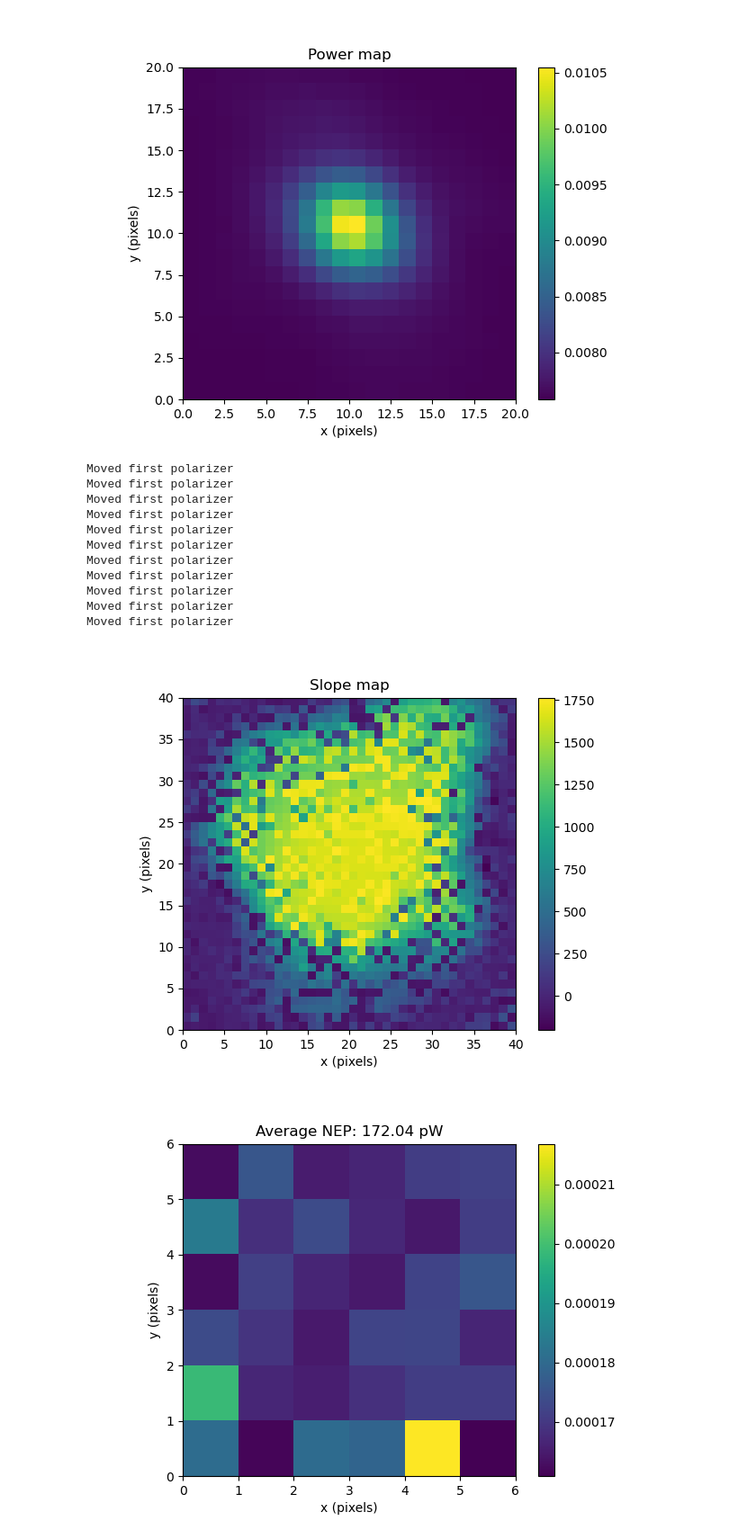
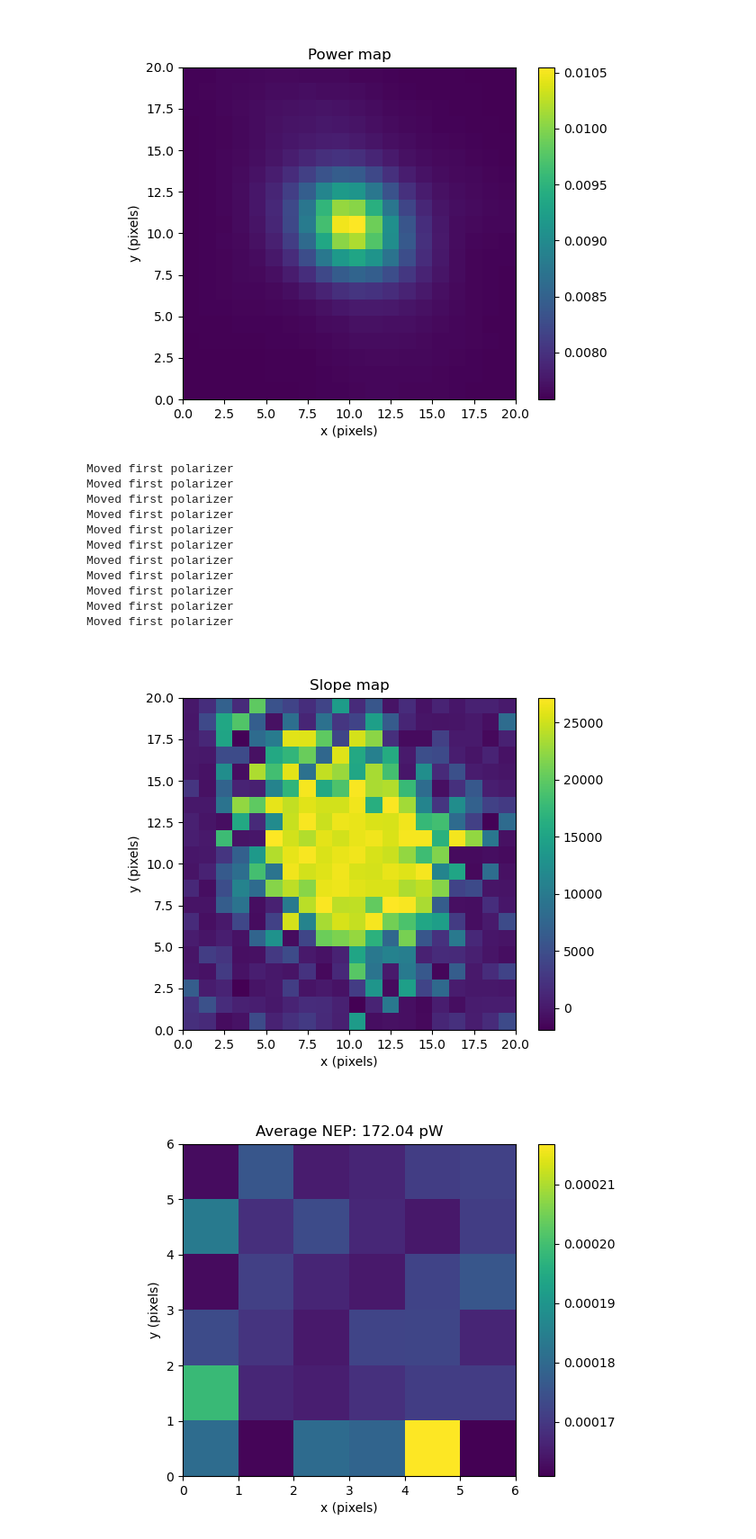
Before and after one commit to gnagamine/IR_Camera_Beam_Analyzer, a Jupyter notebook: ManuscriptAnalysis/SensitivityAnalysis/NEP_calculation.ipynb, the cells around one changed output. Shown at 90% size. Saved outputs shown, nothing was run; the diff lists cells and outputs as text; code cells hidden in the pictures.

```diff
--- a/ManuscriptAnalysis/SensitivityAnalysis/NEP_calculation.ipynb
+++ b/ManuscriptAnalysis/SensitivityAnalysis/NEP_calculation.ipynb
@@ -259,29 +259,29 @@ Total power: 3.126268451714175 uW
 # %%
 %matplotlib widget
 import numpy as np
 
 
 
 slope_map_NEC = NEC_SeriesAnalyzer.compute_slope_map(save_data_plot_bool=True,
                                                       known_angle=angle_pol_voltage_measurement_NEC,
                                                       kown_voltage_at_known_angle_in_V=measured_voltage_converted_from_lock_in_to_osciloscope_V_NEC,
                                                       moved_polarizer=moved_pol)
-fig_slope_NEC, ax_slope_NEC = NEC_SeriesAnalyzer.plot_map_in_pixels(slope_map)
+fig_slope_NEC, ax_slope_NEC = NEC_SeriesAnalyzer.plot_map_in_pixels(slope_map_NEC)
 ax_slope_NEC.set_title('Slope map')
 fig_slope_NEC.savefig('Slope_map.pdf')
 # %% [output]
 Moved first polarizer
 Moved first polarizer
 Moved first polarizer
 Moved first polarizer
 Moved first polarizer
 Moved first polarizer
 Moved first polarizer
 Moved first polarizer
 Moved first polarizer
 Moved first polarizer
 Moved first polarizer
-[figure, old version]
+[figure, new version]
 # %%
 NEP_map_NEC = std_average_NEC / slope_map_NEC
 #HIKMICRO_SeriesAnalyzer.plot_map_in_pixels(NEP_map)
```
Also changed, not shown: 13 other files.
